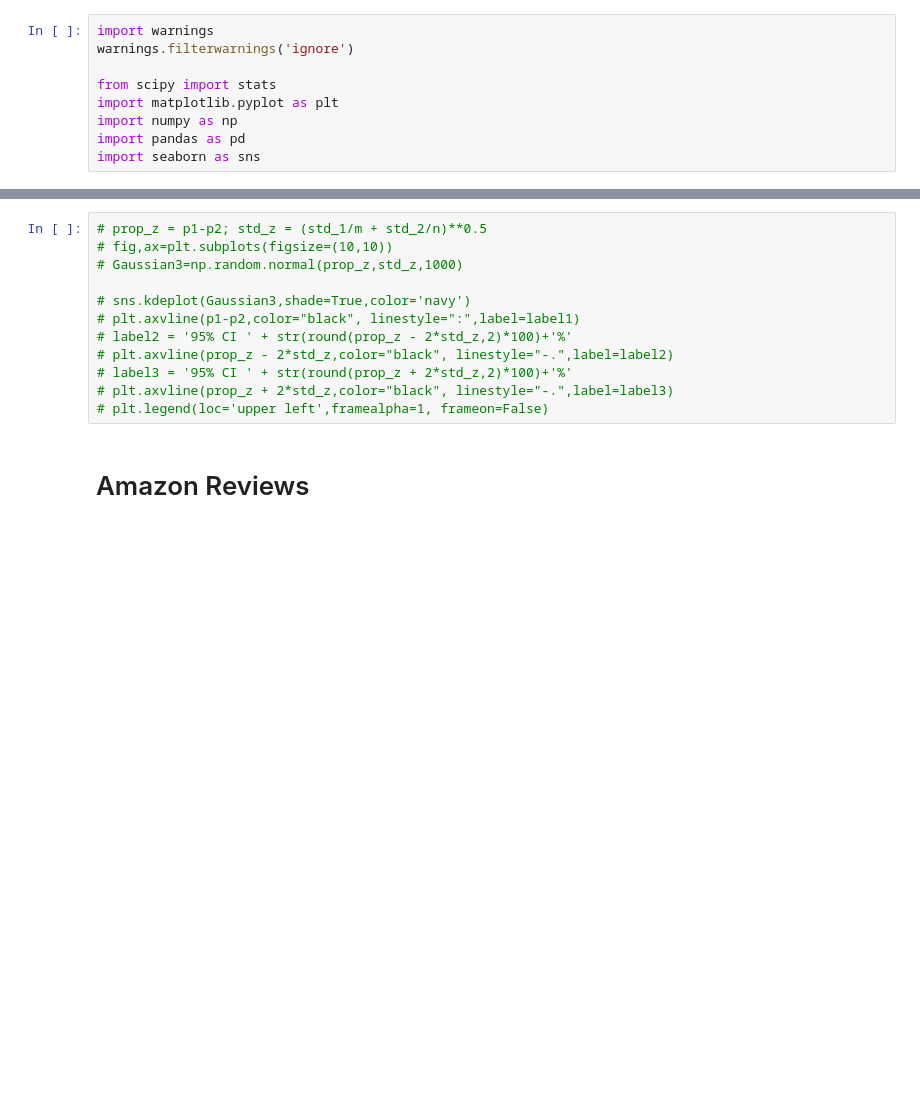
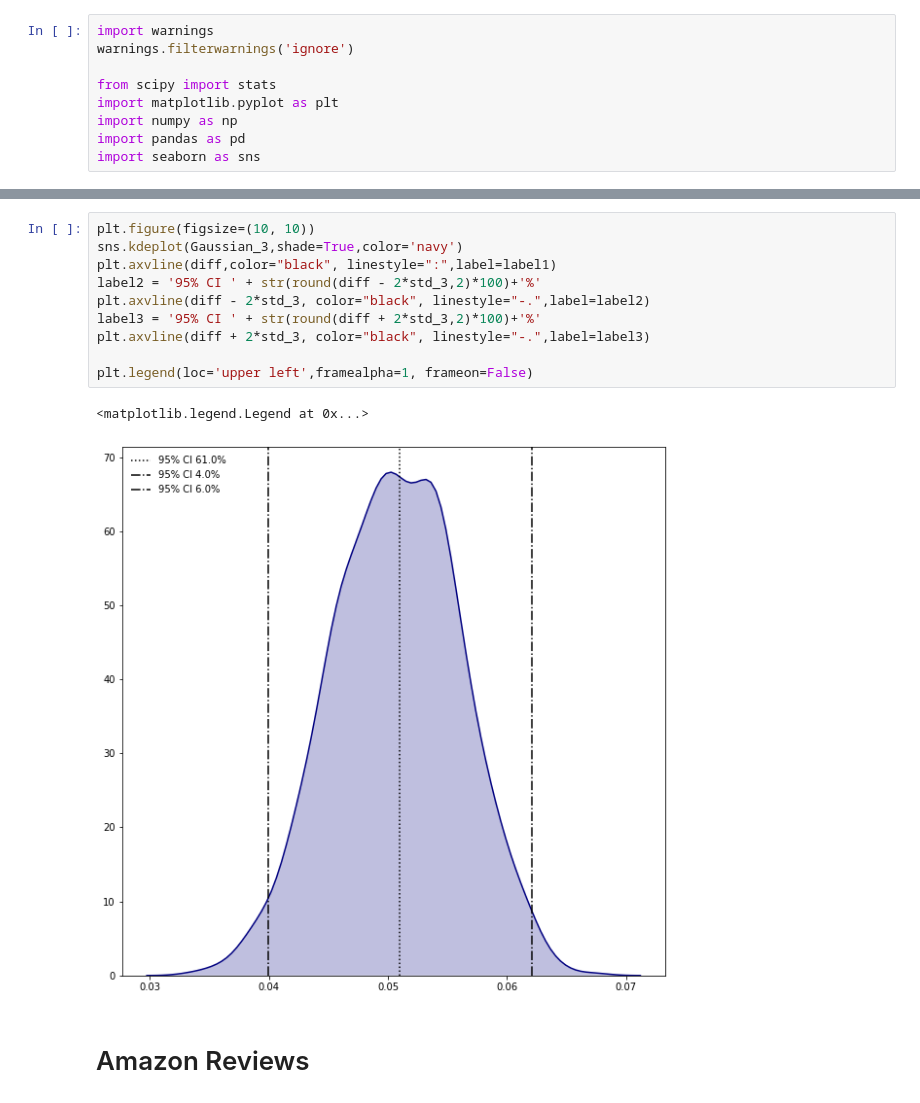
Before and after one commit to Randallzoeng/joutatsu-no-kotsu, a Jupyter notebook: Probability of Probability.ipynb, the cells around one changed output, grey strips where cells are left out. Drawn from its saved outputs; the diff is of its cells as text; blank space fills up the shorter version.

```diff
--- a/Probability of Probability.ipynb
+++ b/Probability of Probability.ipynb
@@ -37,15 +33,16 @@ No handles with labels found to put in legend.
 # %%
-# prop_z = p1-p2; std_z = (std_1/m + std_2/n)**0.5
-# fig,ax=plt.subplots(figsize=(10,10))
-# Gaussian3=np.random.normal(prop_z,std_z,1000)
+plt.figure(figsize=(10, 10))
+sns.kdeplot(Gaussian_3,shade=True,color='navy')
+plt.axvline(diff,color="black", linestyle=":",label=label1)
+label2 = '95% CI ' + str(round(diff - 2*std_3,2)*100)+'%'
+plt.axvline(diff - 2*std_3, color="black", linestyle="-.",label=label2)
+label3 = '95% CI ' + str(round(diff + 2*std_3,2)*100)+'%'
+plt.axvline(diff + 2*std_3, color="black", linestyle="-.",label=label3)
 
-# sns.kdeplot(Gaussian3,shade=True,color='navy')
-# plt.axvline(p1-p2,color="black", linestyle=":",label=label1)
-# label2 = '95% CI ' + str(round(prop_z - 2*std_z,2)*100)+'%'
-# plt.axvline(prop_z - 2*std_z,color="black", linestyle="-.",label=label2)
-# label3 = '95% CI ' + str(round(prop_z + 2*std_z,2)*100)+'%'
-# plt.axvline(prop_z + 2*std_z,color="black", linestyle="-.",label=label3)
-# plt.legend(loc='upper left',framealpha=1, frameon=False)
+plt.legend(loc='upper left',framealpha=1, frameon=False)
+# %% [output]
+<matplotlib.legend.Legend at 0x...>
+[figure, added]
 # %% [markdown]
 # Amazon Reviews
 # %%
```
Also changed, not shown: parts of 11 cells of this notebook.
